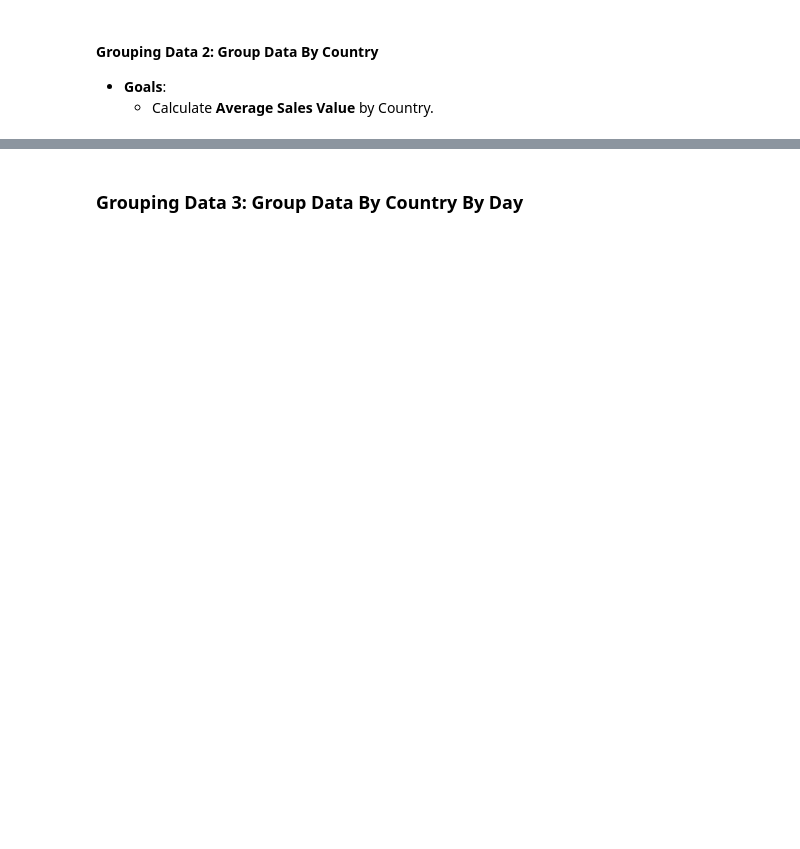
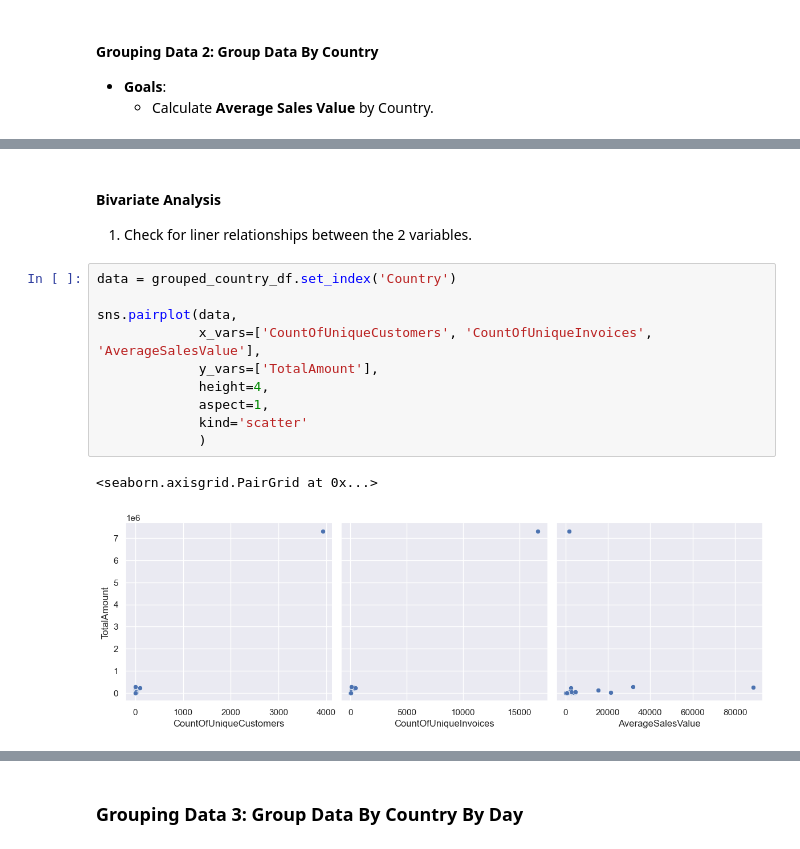
Before and after one commit to nyangweso-rodgers/data-analytics, a Jupyter notebook: Analytics-with-Python/Exploratory-Data-Analysis-with-Python/Exploratory-Data-Analysis-for-Online-Retail-Store/index.ipynb, the cells around one changed output, grey strips where cells are left out. Cells and saved outputs as stored; diff of their text form; blank space fills up the shorter version.

```diff
--- a/Analytics-with-Python/Exploratory-Data-Analysis-with-Python/Exploratory-Data-Analysis-for-Online-Retail-Store/index.ipynb
+++ b/Analytics-with-Python/Exploratory-Data-Analysis-with-Python/Exploratory-Data-Analysis-for-Online-Retail-Store/index.ipynb
@@ -191,0 +253,16 @@ grouped_country_df.to_csv("grouped_country_data.csv", index=False)
+# %% [markdown]
+#### Bivariate Analysis
+1. Check for liner relationships between the 2 variables.
+# %%
+data = grouped_country_df.set_index('Country')
+
+sns.pairplot(data,
+             x_vars=['CountOfUniqueCustomers', 'CountOfUniqueInvoices', 'AverageSalesValue'],
+             y_vars=['TotalAmount'],
+             height=4,
+             aspect=1,
+             kind='scatter'
+             )
+# %% [output]
+<seaborn.axisgrid.PairGrid at 0x...>
+[figure, added]
```
Also changed, not shown: parts of 25 cells of this notebook, 3 other files.
